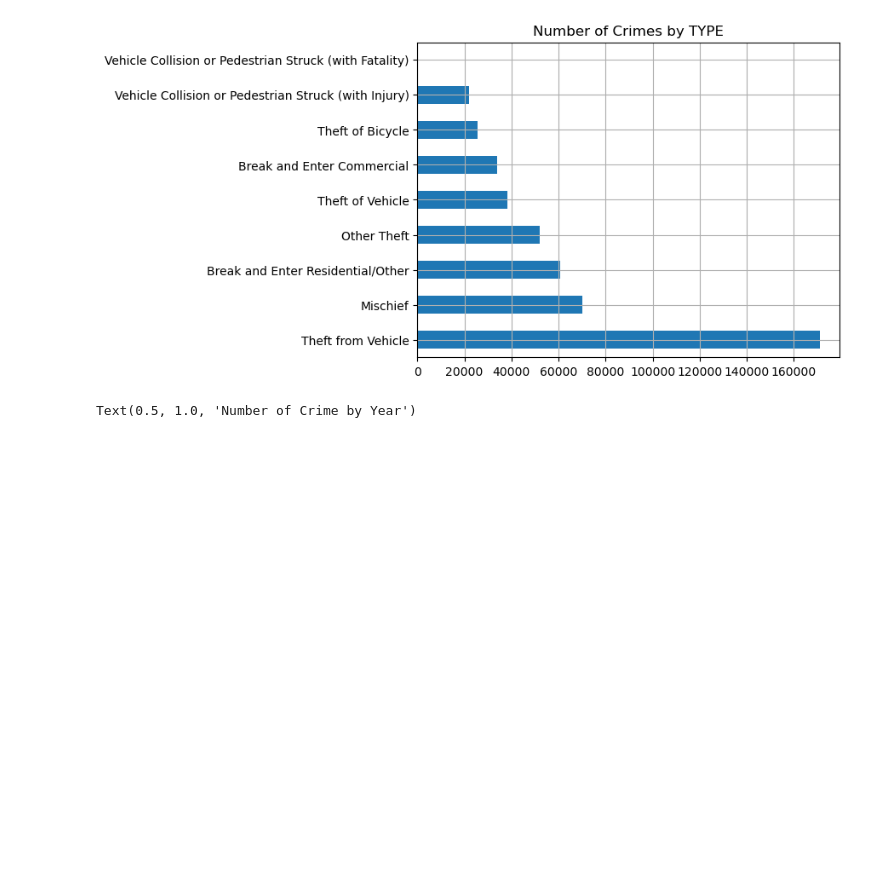
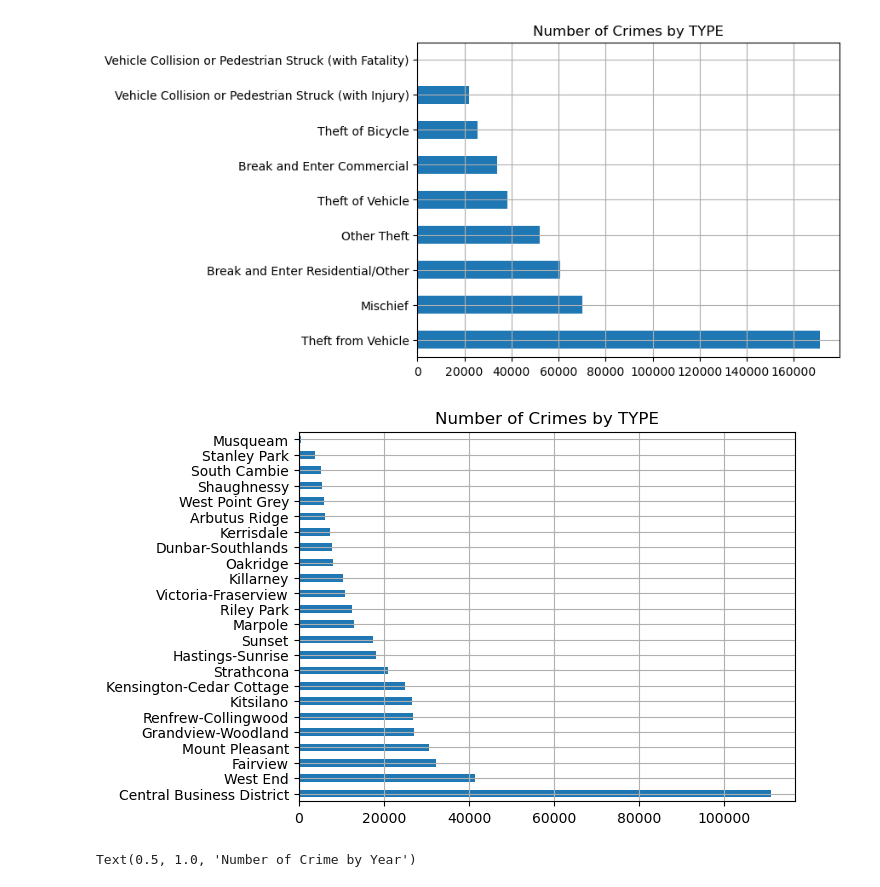
Before and after one commit to khairul190/Crime-analysis, a Jupyter notebook: data_crime.ipynb, the cells around one changed output. Cells and saved outputs as stored; diff of their text form; code cells hidden in the pictures; blank space fills up the shorter version.

```diff
--- a/data_crime.ipynb
+++ b/data_crime.ipynb
@@ -108,6 +105,13 @@ plt.title("Number of Crimes by TYPE")
 plt.show()
 # %% [output]
 [figure]
+# %%
+Highest_case_neighbourhood = data_crime2['NEIGHBOURHOOD'].value_counts()
+Highest_case_neighbourhood.plot.barh( grid=True,)
+plt.title("Number of Crimes by TYPE")
+plt.show()
+# %% [output]
+[figure, added]
 # %%
 ax = data_crime2.groupby(pd.to_datetime(data_crime2['DATE']).dt.strftime('%Y'), sort=False)['DATE'].size().plot(grid=True,figsize=(12,7))
 ax.set_xlabel('date')
```
Also changed, not shown: parts of 5 cells of this notebook.
